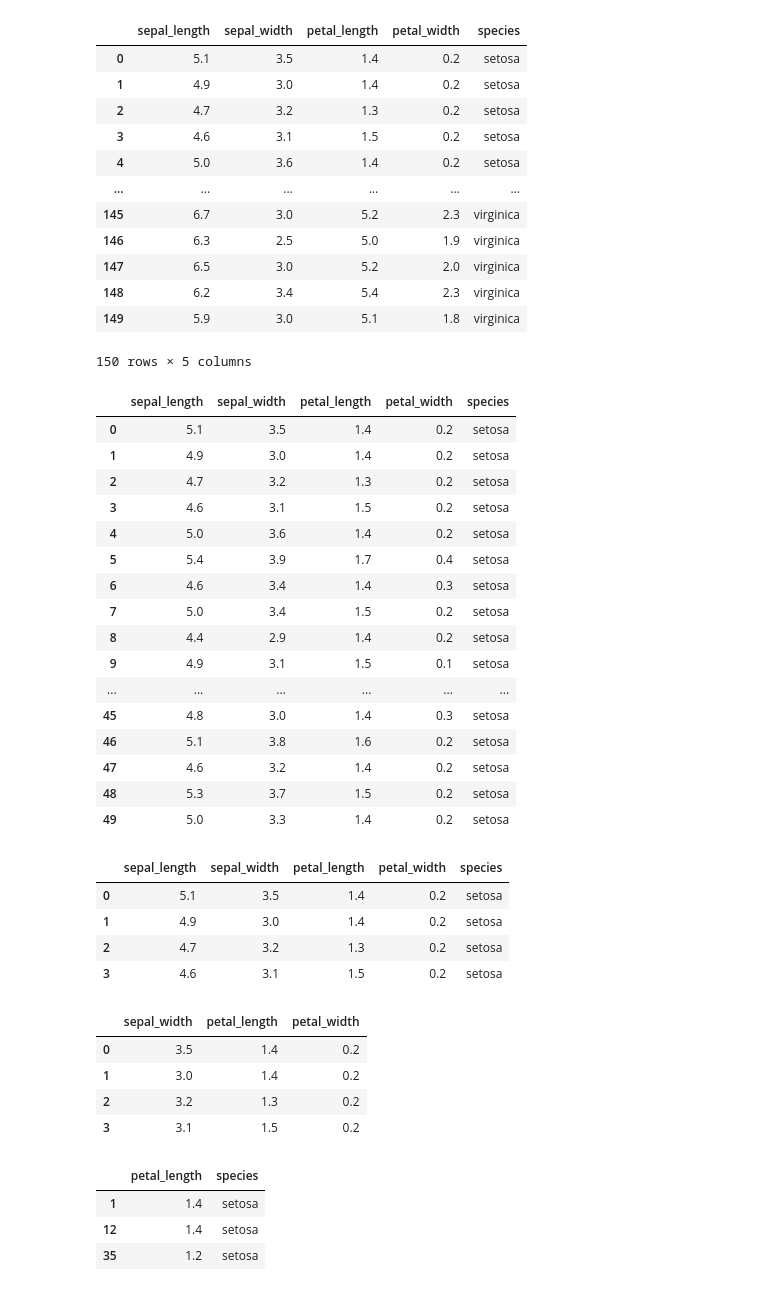
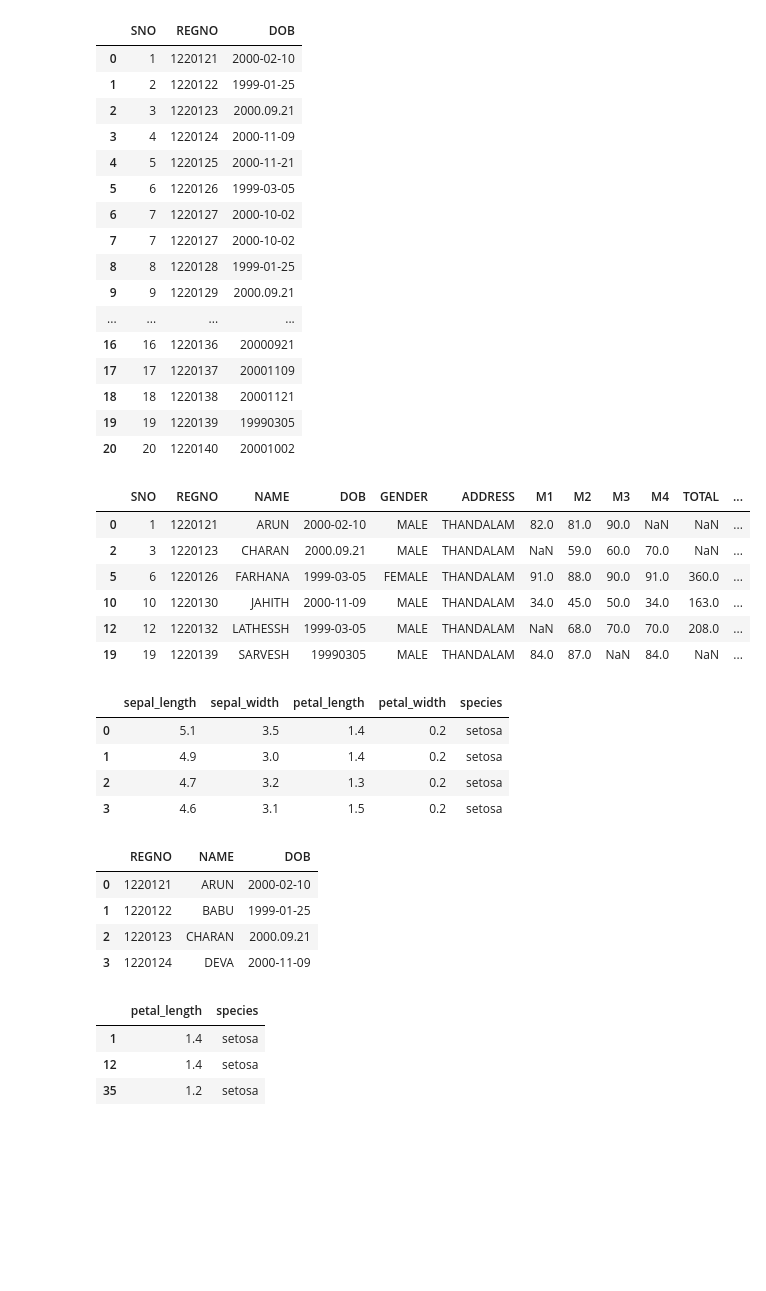
Before and after one commit to Sudharsan-ai/exno1, a Jupyter notebook: assign.ipynb, the cells around one changed output. Drawn from its saved outputs; the diff is of its cells as text; code cells hidden in the pictures; blank space fills up the shorter version.

```diff
--- a/assign.ipynb
+++ b/assign.ipynb
@@ -2,6 +2,6 @@
 <a href="https://colab.research.google.com/github/Sudharsan-ai/exno1/blob/main/assign.ipynb" target="_parent"><img src="https://colab.research.google.com/assets/colab-badge.svg" alt="Open In Colab"/></a>
 # %%
 import pandas as pd
-df = pd.read_csv("iris.csv")
+df = pd.read_csv("SAMPLEIDS.csv")
 df
 # %% [output]
@@ -112,40 +132,34 @@ df.dropna(axis=0) #remove the specif row
 # %%
 df.dropna(axis=1)  #remove the specif column
 # %% [output]
-|  | sepal_length | sepal_width | petal_length | petal_width | species |
-| 0 | 5.1 | 3.5 | 1.4 | 0.2 | setosa |
-| 1 | 4.9 | 3.0 | 1.4 | 0.2 | setosa |
-| 2 | 4.7 | 3.2 | 1.3 | 0.2 | setosa |
-| 3 | 4.6 | 3.1 | 1.5 | 0.2 | setosa |
-| 4 | 5.0 | 3.6 | 1.4 | 0.2 | setosa |
-| ... | ... | ... | ... | ... | ... |
-| 145 | 6.7 | 3.0 | 5.2 | 2.3 | virginica |
-| 146 | 6.3 | 2.5 | 5.0 | 1.9 | virginica |
-| 147 | 6.5 | 3.0 | 5.2 | 2.0 | virginica |
-| 148 | 6.2 | 3.4 | 5.4 | 2.3 | virginica |
-| 149 | 5.9 | 3.0 | 5.1 | 1.8 | virginica |
+|  | SNO | REGNO | DOB |
+| 0 | 1 | 1220121 | 2000-02-10 |
+| 1 | 2 | 1220122 | 1999-01-25 |
+| 2 | 3 | 1220123 | 2000.09.21 |
+| 3 | 4 | 1220124 | 2000-11-09 |
+| 4 | 5 | 1220125 | 2000-11-21 |
+| 5 | 6 | 1220126 | 1999-03-05 |
+| 6 | 7 | 1220127 | 2000-10-02 |
+| 7 | 7 | 1220127 | 2000-10-02 |
+| 8 | 8 | 1220128 | 1999-01-25 |
+| 9 | 9 | 1220129 | 2000.09.21 |
+| ... | ... | ... | ... |
+| 16 | 16 | 1220136 | 20000921 |
+| 17 | 17 | 1220137 | 20001109 |
+| 18 | 18 | 1220138 | 20001121 |
+| 19 | 19 | 1220139 | 19990305 |
+| 20 | 20 | 1220140 | 20001002 |
-150 rows × 5 columns
 # %%
-dfs = df[df['species']=='setosa']
+dfs = df[df['ADDRESS']=='THANDALAM']
 dfs
 # %% [output]
-|  | sepal_length | sepal_width | petal_length | petal_width | species |
-| 0 | 5.1 | 3.5 | 1.4 | 0.2 | setosa |
-| 1 | 4.9 | 3.0 | 1.4 | 0.2 | setosa |
-| 2 | 4.7 | 3.2 | 1.3 | 0.2 | setosa |
-| 3 | 4.6 | 3.1 | 1.5 | 0.2 | setosa |
-| 4 | 5.0 | 3.6 | 1.4 | 0.2 | setosa |
-| 5 | 5.4 | 3.9 | 1.7 | 0.4 | setosa |
-| 6 | 4.6 | 3.4 | 1.4 | 0.3 | setosa |
-| 7 | 5.0 | 3.4 | 1.5 | 0.2 | setosa |
-| 8 | 4.4 | 2.9 | 1.4 | 0.2 | setosa |
-| 9 | 4.9 | 3.1 | 1.5 | 0.1 | setosa |
-| ... | ... | ... | ... | ... | ... |
-| 45 | 4.8 | 3.0 | 1.4 | 0.3 | setosa |
-| 46 | 5.1 | 3.8 | 1.6 | 0.2 | setosa |
-| 47 | 4.6 | 3.2 | 1.4 | 0.2 | setosa |
-| 48 | 5.3 | 3.7 | 1.5 | 0.2 | setosa |
-| 49 | 5.0 | 3.3 | 1.4 | 0.2 | setosa |
+|  | SNO | REGNO | NAME | DOB | GENDER | ADDRESS | M1 | M2 | M3 | M4 | TOTAL | ... |
+| 0 | 1 | 1220121 | ARUN | 2000-02-10 | MALE | THANDALAM | 82.0 | 81.0 | 90.0 | NaN | NaN | ... |
+| 2 | 3 | 1220123 | CHARAN | 2000.09.21 | MALE | THANDALAM | NaN | 59.0 | 60.0 | 70.0 | NaN | ... |
+| 5 | 6 | 1220126 | FARHANA | 1999-03-05 | FEMALE | THANDALAM | 91.0 | 88.0 | 90.0 | 91.0 | 360.0 | ... |
+| 10 | 10 | 1220130 | JAHITH | 2000-11-09 | MALE | THANDALAM | 34.0 | 45.0 | 50.0 | 34.0 | 163.0 | ... |
+| 12 | 12 | 1220132 | LATHESSH | 1999-03-05 | MALE | THANDALAM | NaN | 68.0 | 70.0 | 70.0 | 208.0 | ... |
+| 19 | 19 | 1220139 | SARVESH | 19990305 | MALE | THANDALAM | 84.0 | 87.0 | NaN | 84.0 | NaN | ... |
 # %%
 df.iloc[:4] #extract the specif rows
 # %% [output]
@@ -157,11 +171,11 @@ df.iloc[:4] #extract the specif rows
 # %%
 df.iloc[0:4,1:4] #df.iloc[row,column]
 # %% [output]
-|  | sepal_width | petal_length | petal_width |
-| 0 | 3.5 | 1.4 | 0.2 |
-| 1 | 3.0 | 1.4 | 0.2 |
-| 2 | 3.2 | 1.3 | 0.2 |
-| 3 | 3.1 | 1.5 | 0.2 |
+|  | REGNO | NAME | DOB |
+| 0 | 1220121 | ARUN | 2000-02-10 |
+| 1 | 1220122 | BABU | 1999-01-25 |
+| 2 | 1220123 | CHARAN | 2000.09.21 |
+| 3 | 1220124 | DEVA | 2000-11-09 |
 # %%
 df.iloc[[1,12,35],[2,4]]
 # %% [output]
```
Also changed, not shown: parts of 14 cells of this notebook.
